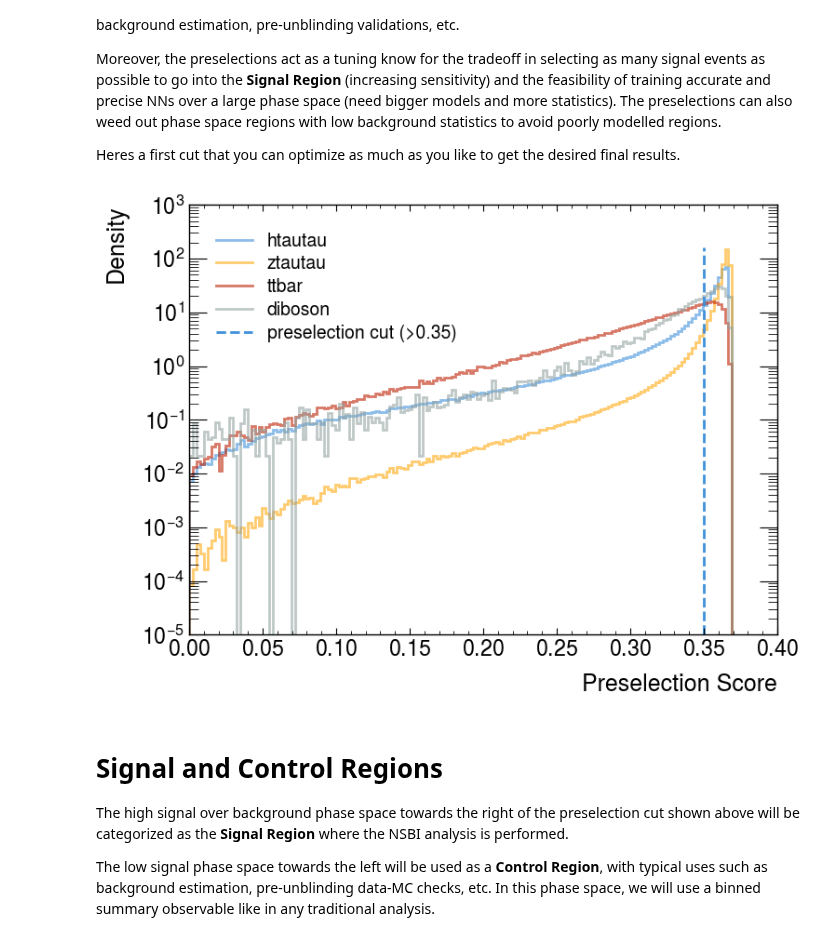
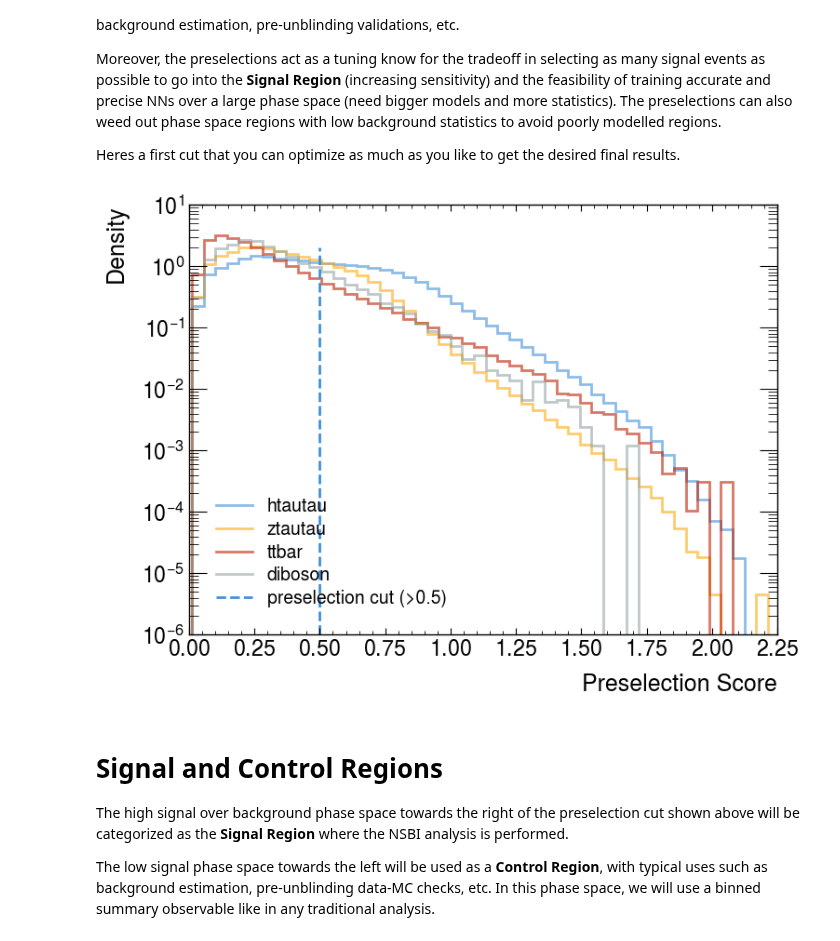
Before and after one commit to CrossGo14/NSBI-workflow-tutorial, a Jupyter notebook: FAIR_universe_Higgs_tautau/Neural_Likelihood_Ratio_Estimation.ipynb, the cells around one changed output. Cells and saved outputs as stored; diff of their text form; code cells hidden in the pictures.

```diff
--- a/FAIR_universe_Higgs_tautau/Neural_Likelihood_Ratio_Estimation.ipynb
+++ b/FAIR_universe_Higgs_tautau/Neural_Likelihood_Ratio_Estimation.ipynb
@@ -67,6 +60,6 @@ To enable the following instructions: AVX2 FMA, in other operations, rebuild Ten
 # %%
 # If the preselection NN has already been trained and saved, load from the saved model
-USE_SAVED_MODEL_PRESEL=True
+USE_SAVED_MODEL_PRESEL=False
 # If the preselection NN has already been trained and evaluated, load the numpy array of predictions
 USE_SAVED_PRESEL_PREDICTIONS=False
 
@@ -146,7 +131,7 @@ np.amax(dataset_incl_nominal.PRI_lep_eta)
 # %%
 # Features to use for training NNs
-columns = ['PRI_lep_pt', 'PRI_lep_eta', 'PRI_met', 'PRI_met_phi']
-columns_scaling = ['PRI_lep_pt', 'PRI_lep_eta', 'PRI_met', 'PRI_met_phi']
+columns = ['PRI_lep_pt', 'PRI_lep_eta', 'PRI_met', 'PRI_met_phi', 'PRI_had_pt', 'PRI_had_eta', 'PRI_had_phi']
+columns_scaling = ['PRI_lep_pt', 'PRI_lep_eta', 'PRI_met', 'PRI_met_phi', 'PRI_had_pt', 'PRI_had_eta', 'PRI_had_phi']
 
 np.save(f"{saved_data}columns.npy", columns)
 np.save(f"{saved_data}columns_scaling.npy", columns_scaling)
@@ -180,5 +165,5 @@ else:
         preselectionTraining.get_trained_model(path_to_saved_presel_model)
 
     # Get predictions (softmax outputs)
-    pred_NN_incl = preselectionTraining.predict(dataset_incl)
+    pred_NN_incl = preselectionTraining.predict(dataset_incl_nominal)
 # %% [output]
@@ -206,7 +207,7 @@ presel_score = presel_score_incl.copy()
 min_pred = np.amin(presel_score)
 max_pred = np.amax(presel_score)
 
-bins = np.linspace(min_pred, max_pred, num=150)
+bins = np.linspace(min_pred, max_pred, num=50)
 
 hist_NN_output = {}
 for key in labels_dict:
@@ -236,32 +237,32 @@ Moreover, the preselections act as a tuning know for the tradeoff in selecting a
 
 Heres a first cut that you can optimize as much as you like to get the desired final results.
 # %%
-preselection_cut_lower = 0.35 # Play around with this selection -
+preselection_cut_lower = 0.5 # Play around with this selection -
                               # decrease if estimators are unbiased but need more sensitivity
                               # and increase if the model is biased to reduce complexity
 
 np.save(f"{saved_data}preselection_cut_lower.npy", preselection_cut_lower)
 
 # Uncomment the line below if an upper cut is also needed
 # preselection_cut_upper = -5.0
 
 for key in labels_dict:
     hep.histplot(hist_NN_output[key], bins=bins,
              alpha=0.6, label=key,
              density=True, linewidth=2.0)
 
 plt.xlabel("Preselection Score", size=18)
 plt.axvline(preselection_cut_lower, ymax=0.9, linestyle='--', label=f'preselection cut (>{preselection_cut_lower})')
 
 # Uncomment the line below if an upper cut is also needed
 # plt.axvline(preselection_cut_upper, ymax=0.9, linestyle='--', label=f'preselection cut (<{preselection_cut_upper})')
 
 plt.ylabel("Density", size=18)
 plt.legend()
 plt.yscale('log')
 plt.show()
 # %% [output]
-[figure, old version]
+[figure, new version]
 # %% [markdown]
 Signal and Control Regions
 ===
```
Also changed, not shown: parts of 15 cells of this notebook, 2 other files.
